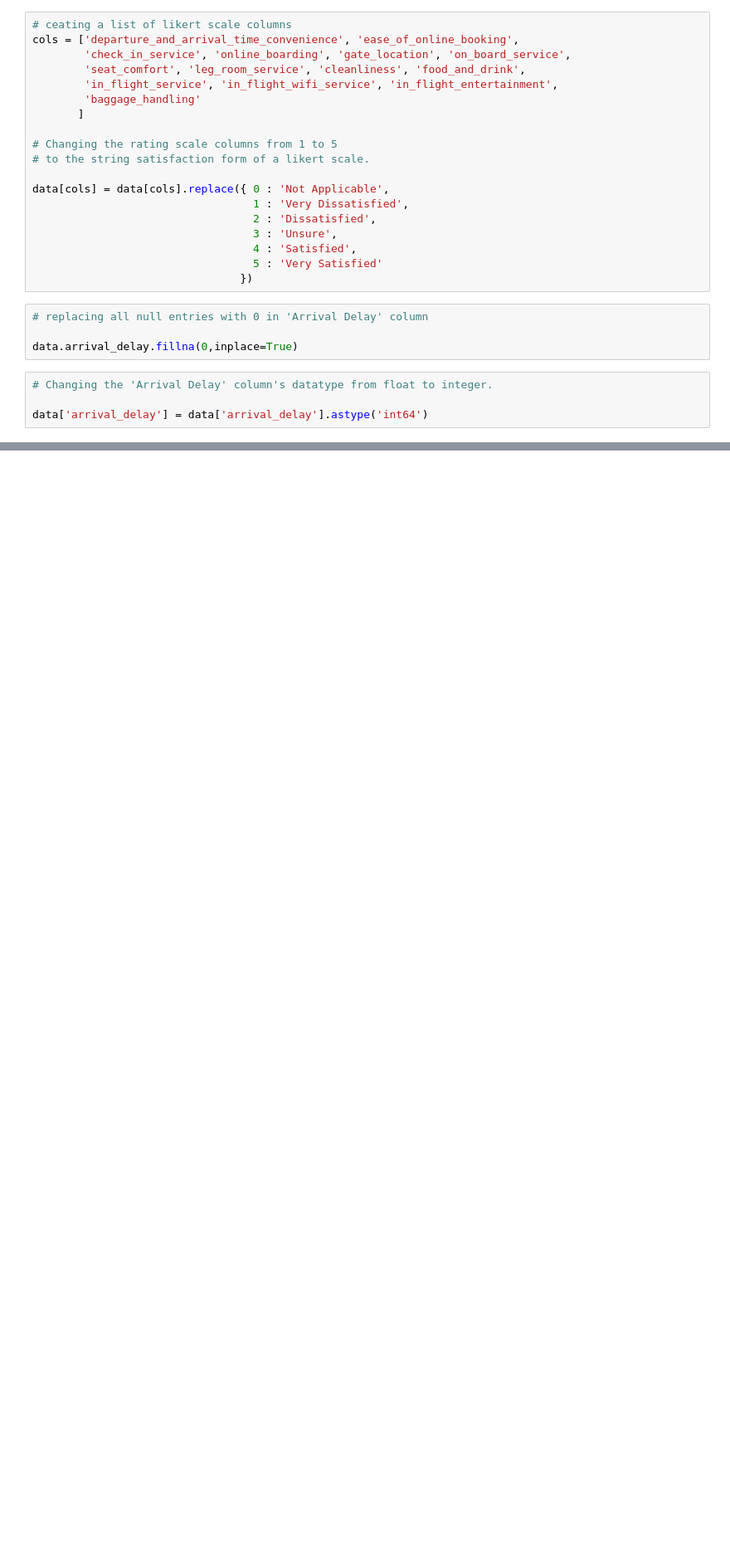
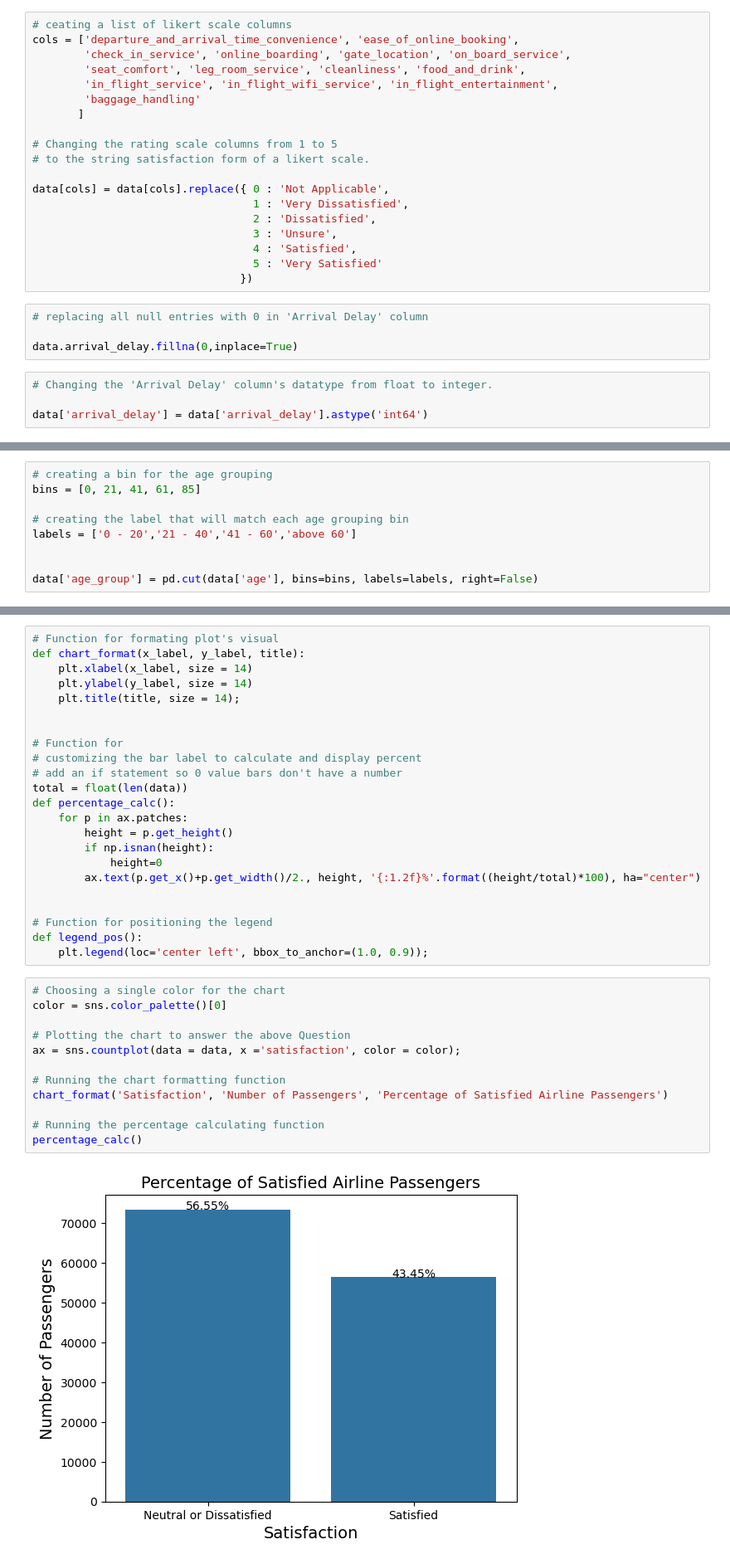
Before and after one commit to CertifiedBashir/Analysis_of_Airline_Passenger_Satisfaction, a Jupyter notebook: Airline Passenger Satisfaction.ipynb, the cells around one changed output, grey strips where cells are left out. Shown at 83% size. Cells and saved outputs as stored; diff of their text form; blank space fills up the shorter version.

Commit message:
first Business Question

```diff
--- a/Airline Passenger Satisfaction.ipynb
+++ b/Airline Passenger Satisfaction.ipynb
@@ -287,0 +247,9 @@ memory usage: 23.8+ MB
+# %%
+# creating a bin for the age grouping
+bins = [0, 21, 41, 61, 85]
+
+# creating the label that will match each age grouping bin
+labels = ['0 - 20','21 - 40','41 - 60','above 60']
+
+
+data['age_group'] = pd.cut(data['age'], bins=bins, labels=labels, right=False)
@@ -287,0 +306,37 @@ memory usage: 23.8+ MB
+# %%
+# Function for formating plot's visual
+def chart_format(x_label, y_label, title):
+    plt.xlabel(x_label, size = 14)
+    plt.ylabel(y_label, size = 14)
+    plt.title(title, size = 14);
+
+
+# Function for
+# customizing the bar label to calculate and display percent
+# add an if statement so 0 value bars don't have a number
+total = float(len(data))
+def percentage_calc():
+    for p in ax.patches:
+        height = p.get_height()
+        if np.isnan(height):
+            height=0
+        ax.text(p.get_x()+p.get_width()/2., height, '{:1.2f}%'.format((height/total)*100), ha="center")
+
+
+# Function for positioning the legend
+def legend_pos():
+    plt.legend(loc='center left', bbox_to_anchor=(1.0, 0.9));
+# %%
+# Choosing a single color for the chart
+color = sns.color_palette()[0]
+
+# Plotting the chart to answer the above Question
+ax = sns.countplot(data = data, x ='satisfaction', color = color);
+
+# Running the chart formatting function
+chart_format('Satisfaction', 'Number of Passengers', 'Percentage of Satisfied Airline Passengers')
+
+# Running the percentage calculating function
+percentage_calc()
+# %% [output]
+[figure, added]
```
Also changed, not shown: parts of 18 cells of this notebook.
